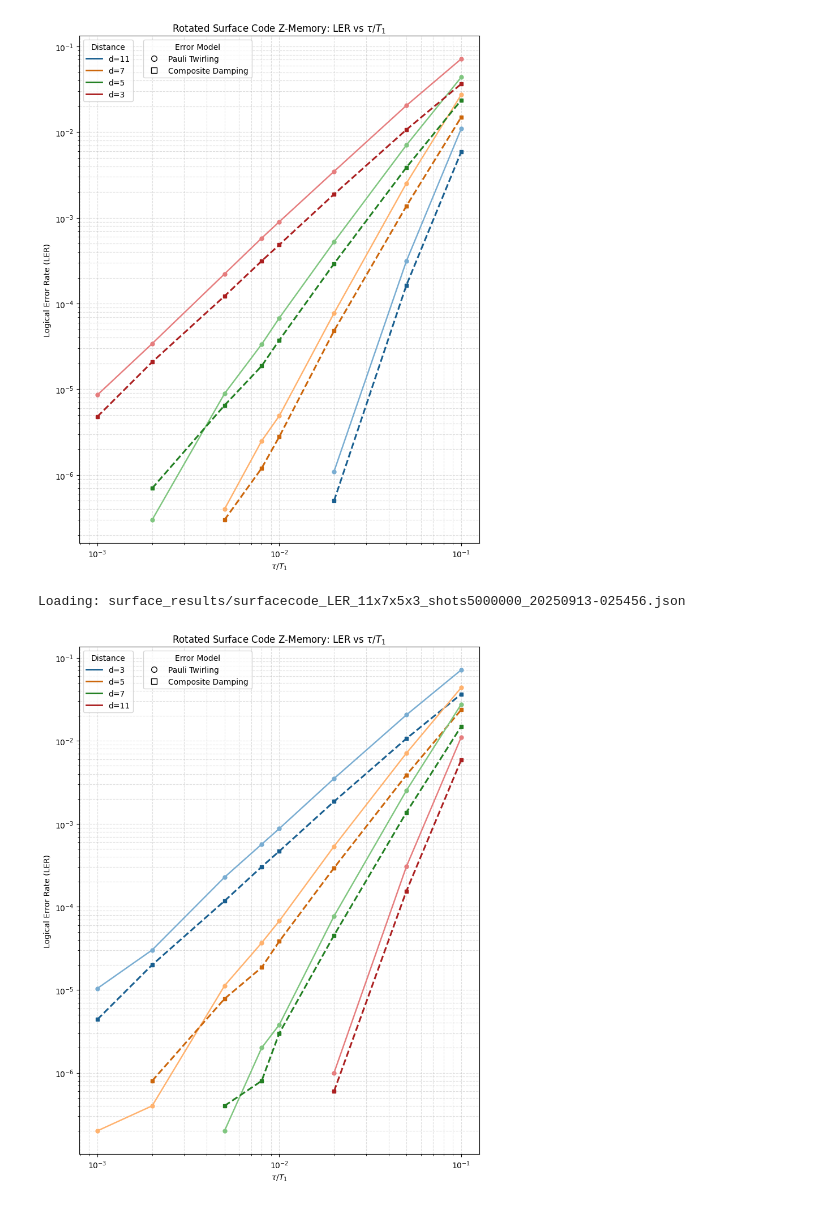
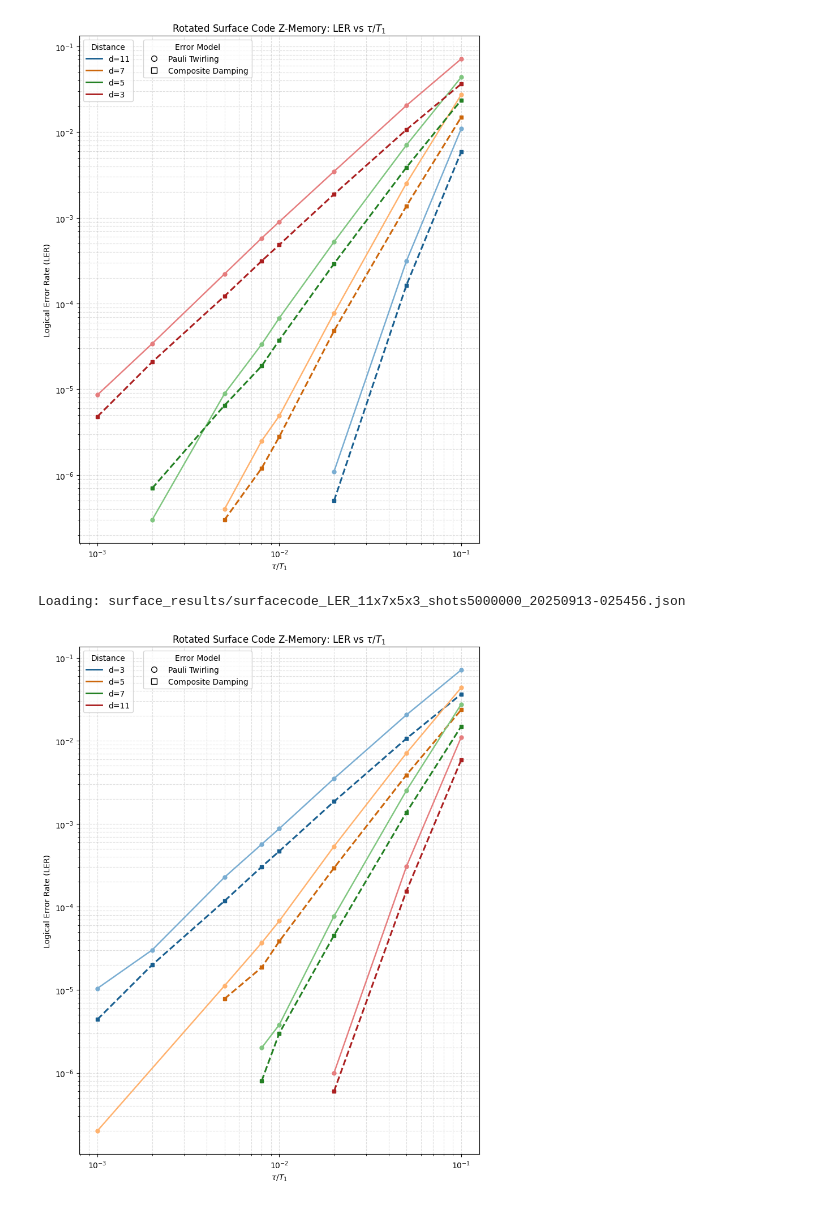
Before and after one commit to pnnl/NWQ-Sim, a Jupyter notebook: stabilizer/damping_work/surface_code_ler.ipynb, the cells around one changed output. Drawn from its saved outputs; the diff is of its cells as text; code cells hidden in the pictures.

```diff
--- a/stabilizer/damping_work/surface_code_ler.ipynb
+++ b/stabilizer/damping_work/surface_code_ler.ipynb
@@ -31,7 +31,7 @@ BASE_ERROR = 0.001
 DISTANCES = np.array([11, 7, 5, 3])
 T1 = 10 ** -4
 T2 = 10 ** -4
-tau = np.array([10**-7, 2*10**-7, 5*10**-7, 8*10**-7, 10**-6, 2*10**-6, 5*10**-6, 10**-5])
+tau = np.array([4*10**-7, 6*10**-7, 8*10**-7, 10**-6, 2*10**-6, 4*10**-6, 10**-5])
 lam = 1/T2 - 1/(2*T1)
 p_amp = 1 - np.exp(-tau/T1)
 p_phase = 1 - np.exp(-lam*tau)
@@ -358,7 +342,6 @@ print(f"Saved results to: {results_file}")
 # %% [output]
 Saved results to: surface_results/surfacecode_LER_11x7x5x3_shots10000000_20250913-223735.json
 # %%
-# ...existing code...
 # --- Plotting Results ---
 import matplotlib.colors as mcolors
 from matplotlib.lines import Line2D
@@ -366,7 +349,7 @@ import colorsys
 
 plt.figure(figsize=(8, 10))
 
-x_vals = np.asarray(tau / T1, dtype=float)
+x_vals_all = np.asarray(tau / T1, dtype=float)
 
 # Helpers to lighten/darken base colors
 import numpy as np
@@ -389,8 +372,14 @@ for i, d in enumerate(DISTANCES):
         stim_color = lighten(base, 0.6)
         cpp_color = darken(base, 0.8)
 
-        y_stim = np.asarray(stim_results[d], dtype=float)
-        y_cpp  = np.asarray(cpp_results[d], dtype=float)
+        y_stim_all = np.asarray(stim_results[d], dtype=float)
+        y_cpp_all  = np.asarray(cpp_results[d], dtype=float)
+
+        # Filter where C++ LER is not greater than Stim LER
+        filter_mask = y_cpp_all <= y_stim_all
+        x_vals = x_vals_all[filter_mask]
+        y_stim = y_stim_all[filter_mask]
+        y_cpp = y_cpp_all[filter_mask]
 
         mask_stim = y_stim > 0
         mask_cpp  = y_cpp  > 0
@@ -476,7 +465,7 @@ stim_results = {int(k): np.asarray(v, dtype=float) for k, v in data["stim"].item
 cpp_results  = {int(k): np.asarray(v, dtype=float) for k, v in data["cpp"].items()}
 
 plt.figure(figsize=(8, 10))
-x_vals = np.asarray(tau / T1, dtype=float)
+x_vals_all = np.asarray(tau / T1, dtype=float)
 
 def lighten(color, factor=0.6):
     c = np.array(mcolors.to_rgb(color))
@@ -494,8 +483,14 @@ for i, d in enumerate(sorted(stim_results.keys())):
     stim_color = lighten(base, 0.6)
     cpp_color  = darken(base, 0.8)
 
-    y_stim = np.asarray(stim_results[d], dtype=float)
-    y_cpp  = np.asarray(cpp_results.get(d, np.zeros_like(y_stim)), dtype=float)
+    y_stim_all = np.asarray(stim_results[d], dtype=float)
+    y_cpp_all  = np.asarray(cpp_results.get(d, np.zeros_like(y_stim_all)), dtype=float)
+
+    # Filter where C++ LER is not greater than Stim LER
+    filter_mask = y_cpp_all <= y_stim_all
+    x_vals = x_vals_all[filter_mask]
+    y_stim = y_stim_all[filter_mask]
+    y_cpp = y_cpp_all[filter_mask]
 
     mask_stim = y_stim > 0
     mask_cpp  = y_cpp  > 0
@@ -526,31 +521,31 @@ plt.title(r"Rotated Surface Code Z-Memory: LER vs $\tau/T_1$")
 plt.xscale('log')
 plt.yscale('log')
 plt.grid(True, which="both", ls="--", alpha=0.4)
 
 ax = plt.gca()
 
 # Legend 1: marker shapes (black & white)
 shape_handles = [
     Line2D([0], [0], marker='o', linestyle='None',
            markerfacecolor='white', markeredgecolor='black',
            color='black', markersize=7, label='Pauli Twirling'),
     Line2D([0], [0], marker='s', linestyle='None',
            markerfacecolor='white', markeredgecolor='black',
            color='black', markersize=7, label='Composite Damping'),
 ]
 shape_legend = ax.legend(handles=shape_handles, title='Error Model',
                          loc='upper left', bbox_to_anchor=(.15, 1))
 ax.add_artist(shape_legend)
 
 # Legend 2: distance colors (dark only)
 if color_handles:
     ax.legend(handles=color_handles, title='Distance', loc='upper left', ncol=1)
 
 # Save figure
 Path("figures").mkdir(parents=True, exist_ok=True)
 plt.tight_layout()
 plt.savefig(f'figures/surfacecode_LER{SHOTS}_from_saved.pdf', dpi=500, bbox_inches='tight')
 plt.show()
 # %% [output]
 Loading: surface_results/surfacecode_LER_11x7x5x3_shots5000000_20250913-025456.json
-[figure, old version]
+[figure, new version]
```
Also changed, not shown: parts of 1 cell of this notebook, 10 other files.
